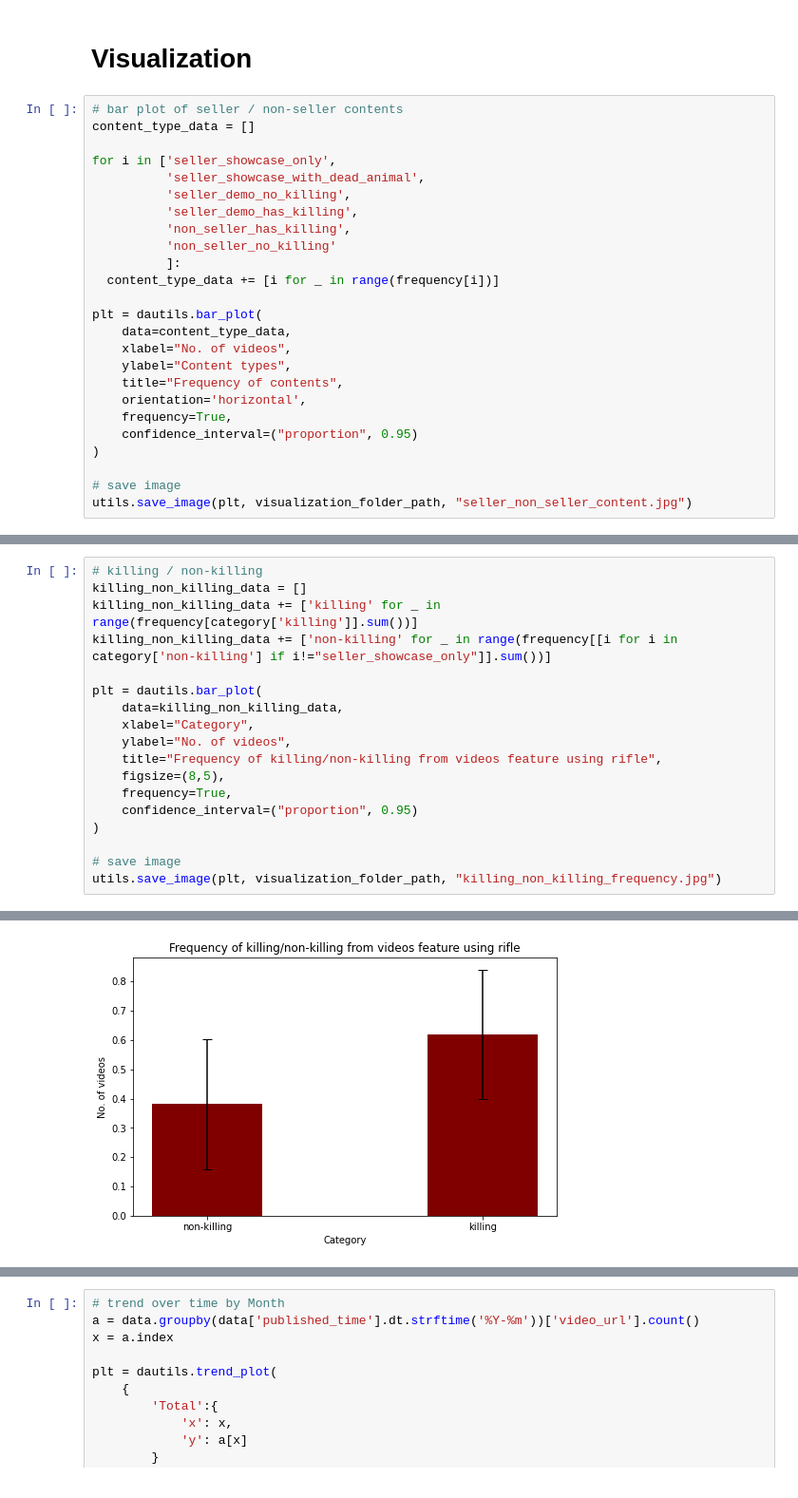
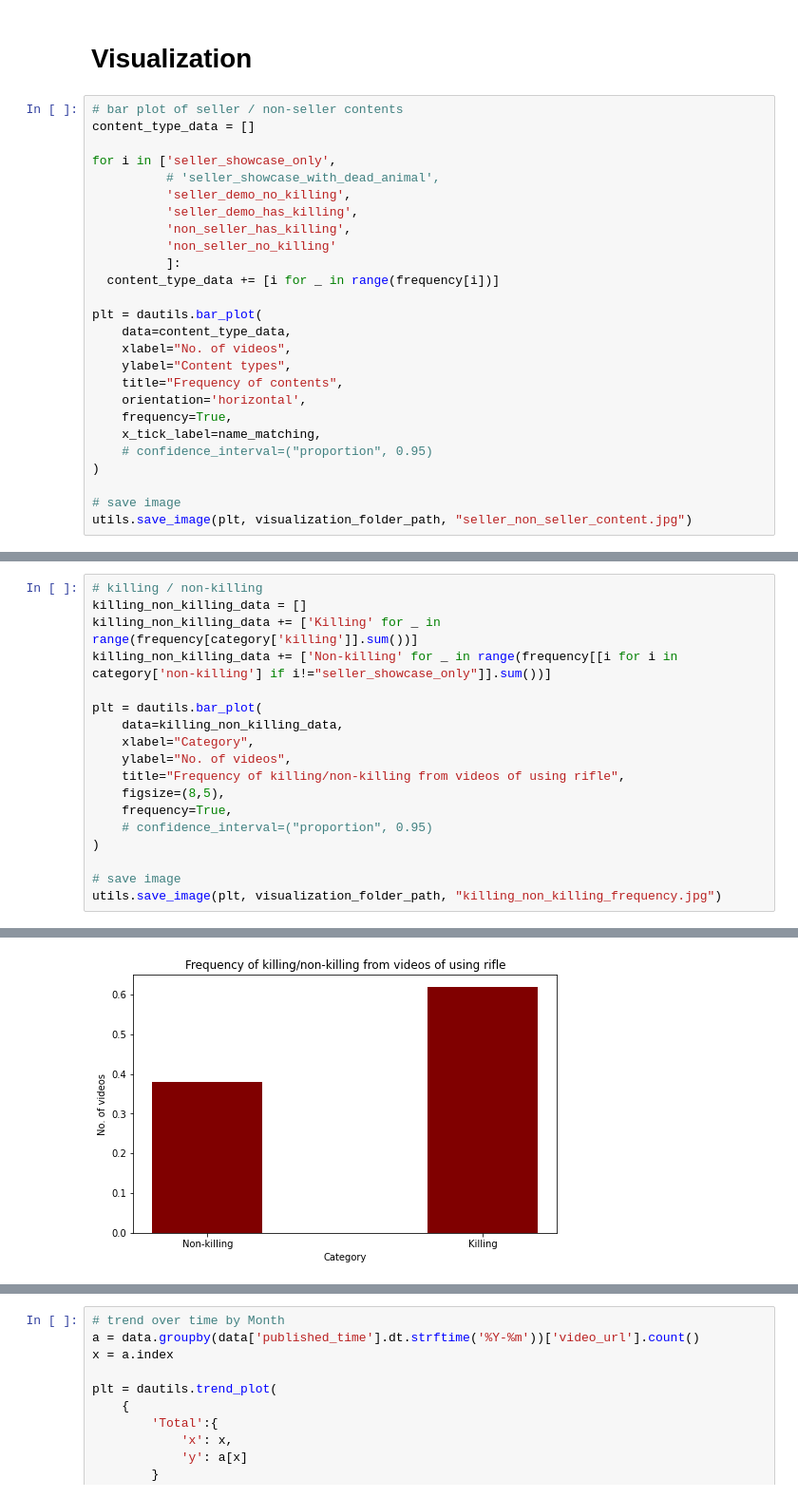
Before and after one commit to hoangantk6/Youtube_Hunting, a Jupyter notebook: 04-Data-Analysis/01_video-content-analysis.ipynb, the cells around one changed output, grey strips where cells are left out. Shown at 95% size. Saved outputs shown, nothing was run; the diff lists cells and outputs as text.

```diff
--- a/04-Data-Analysis/01_video-content-analysis.ipynb
+++ b/04-Data-Analysis/01_video-content-analysis.ipynb
@@ -162,7 +162,7 @@ dtype: int64
 content_type_data = []
 
 for i in ['seller_showcase_only',
-          'seller_showcase_with_dead_animal',
+          # 'seller_showcase_with_dead_animal',
           'seller_demo_no_killing',
           'seller_demo_has_killing',
           'non_seller_has_killing',
@@ -177,7 +177,8 @@ plt = dautils.bar_plot(
     title="Frequency of contents",
     orientation='horizontal',
     frequency=True,
-    confidence_interval=("proportion", 0.95)
+    x_tick_label=name_matching,
+    # confidence_interval=("proportion", 0.95)
 )
 
 # save image
@@ -209,24 +210,24 @@ File is saved to seller_non_seller_frequency.jpg in Google Drive at /content/dri
 # %%
 # killing / non-killing
 killing_non_killing_data = []
-killing_non_killing_data += ['killing' for _ in range(frequency[category['killing']].sum())]
-killing_non_killing_data += ['non-killing' for _ in range(frequency[[i for i in category['non-killing'] if i!="seller_showcase_only"]].sum())]
+killing_non_killing_data += ['Killing' for _ in range(frequency[category['killing']].sum())]
+killing_non_killing_data += ['Non-killing' for _ in range(frequency[[i for i in category['non-killing'] if i!="seller_showcase_only"]].sum())]
 
 plt = dautils.bar_plot(
     data=killing_non_killing_data,
     xlabel="Category",
     ylabel="No. of videos",
-    title="Frequency of killing/non-killing from videos feature using rifle",
+    title="Frequency of killing/non-killing from videos of using rifle",
     figsize=(8,5),
     frequency=True,
-    confidence_interval=("proportion", 0.95)
+    # confidence_interval=("proportion", 0.95)
 )
 
 # save image
 utils.save_image(plt, visualization_folder_path, "killing_non_killing_frequency.jpg")
 # %% [output]
 File is saved to killing_non_killing_frequency.jpg in Google Drive at /content/drive/My Drive/Let-Hunt-Youtube/Data-Analysis/Content/killing_non_killing_frequency.jpg
-[figure, old version]
+[figure, new version]
 # %%
 rifle_type_list = []
 for i in data.rifle_type[data.rifle_type.notna()]:
```
Also changed, not shown: parts of 7 cells of this notebook.
